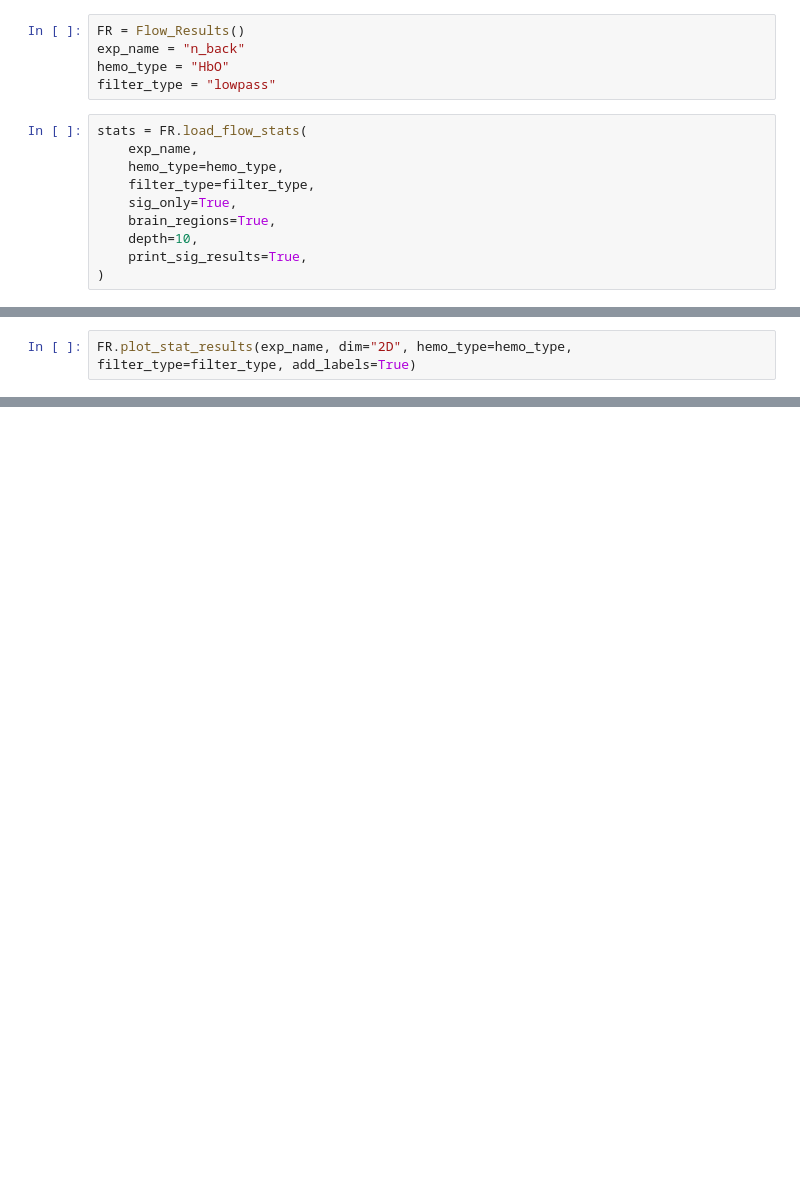
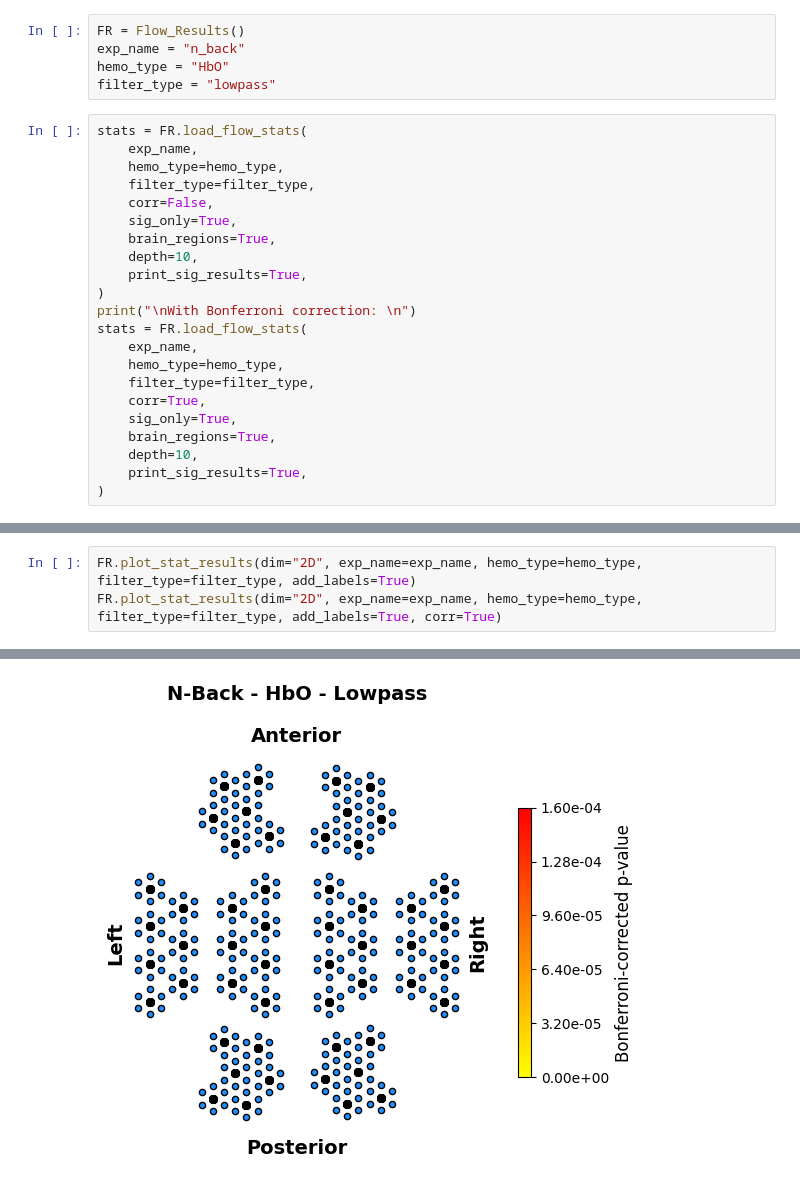
Before and after one commit to AyazLab/KernelFlow_Analysis, a Jupyter notebook: verification_tests/statistics.ipynb, the cells around one changed output, grey strips where cells are left out. Drawn from its saved outputs; the diff is of its cells as text; blank space fills up the shorter version.

Commit message:
Update statistics verification test with Bonferroni correction

```diff
--- a/verification_tests/statistics.ipynb
+++ b/verification_tests/statistics.ipynb
@@ -13,9 +13,21 @@ stats = FR.load_flow_stats(
     exp_name,
     hemo_type=hemo_type,
     filter_type=filter_type,
+    corr=False,
     sig_only=True,
     brain_regions=True,
     depth=10,
     print_sig_results=True,
 )
+print("\nWith Bonferroni correction: \n")
+stats = FR.load_flow_stats(
+    exp_name,
+    hemo_type=hemo_type,
+    filter_type=filter_type,
+    corr=True,
+    sig_only=True,
+    brain_regions=True,
+    depth=10,
+    print_sig_results=True,
+)
 # %% [output]
@@ -42,5 +51,7 @@ stats = FR.load_flow_stats(
 # %%
-FR.plot_stat_results(exp_name, dim="2D", hemo_type=hemo_type, filter_type=filter_type, add_labels=True)
+FR.plot_stat_results(dim="2D", exp_name=exp_name, hemo_type=hemo_type, filter_type=filter_type, add_labels=True)
+FR.plot_stat_results(dim="2D", exp_name=exp_name, hemo_type=hemo_type, filter_type=filter_type, add_labels=True, corr=True)
 # %% [output]
 [figure]
+[figure, added]
 # %%
```
Also changed, not shown: parts of 2 cells of this notebook.
